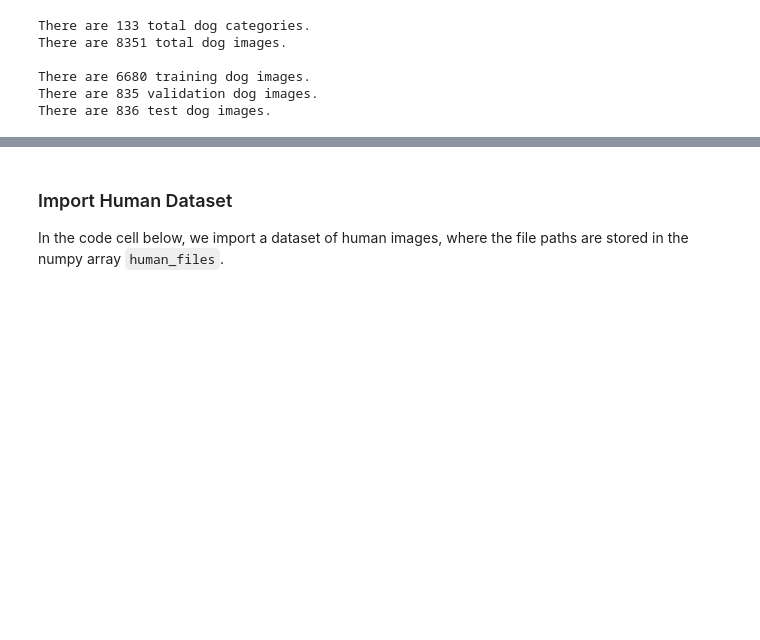
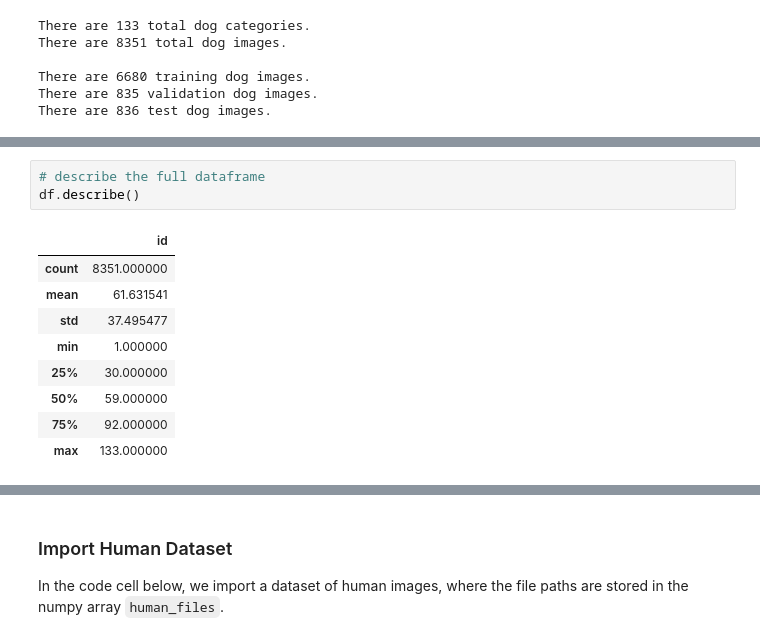
Before and after one commit to issaiass/Dog_Breed_Classifier, a Jupyter notebook: dog_app.ipynb, the cells around one changed output, grey strips where cells are left out. Cells and saved outputs as stored; diff of their text form; blank space fills up the shorter version.

```diff
--- a/dog_app.ipynb
+++ b/dog_app.ipynb
@@ -93,0 +122,13 @@ There are 836 test dog images.
+# %%
+# describe the full dataframe
+df.describe()
+# %% [output]
+|  | id |
+| count | 8351.000000 |
+| mean | 61.631541 |
+| std | 37.495477 |
+| min | 1.000000 |
+| 25% | 30.000000 |
+| 50% | 59.000000 |
+| 75% | 92.000000 |
+| max | 133.000000 |
```
Also changed, not shown: parts of 18 cells of this notebook, 3 other files.
